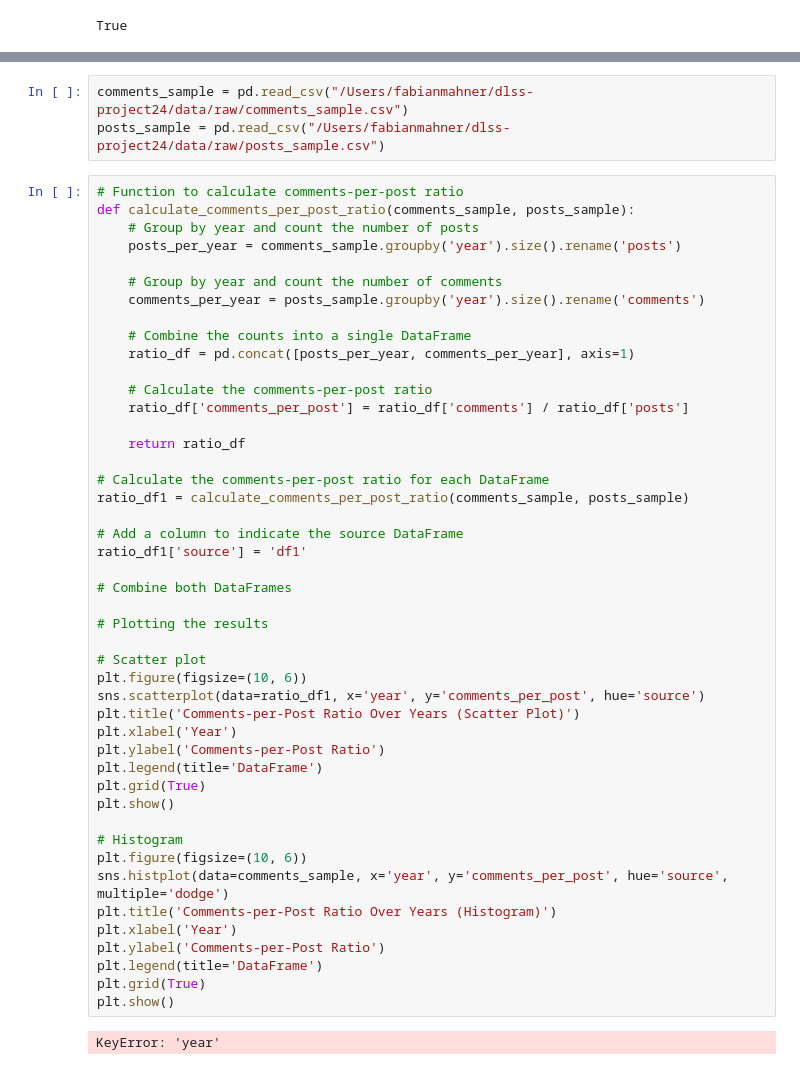
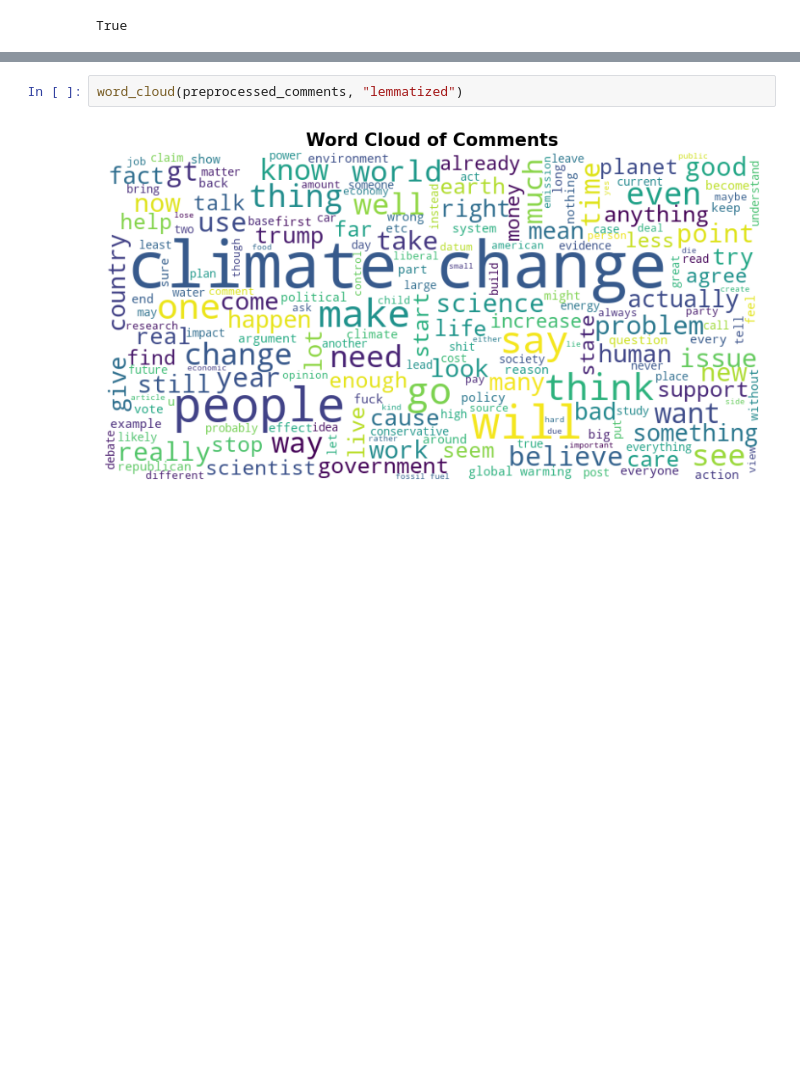
Before and after one commit to tobiaswtzl/dlss-project24, a Jupyter notebook: code/descriptives.ipynb, the cells around one changed output, grey strips where cells are left out. Cells and saved outputs as stored; diff of their text form; blank space fills up the shorter version.

```diff
--- a/code/descriptives.ipynb
+++ b/code/descriptives.ipynb
@@ -334,51 +326,4 @@ for year, (word, freq) in most_common_words.items():
-# %%
-comments_sample = pd.read_csv("/Users/fabianmahner/dlss-project24/data/raw/comments_sample.csv")
-posts_sample = pd.read_csv("/Users/fabianmahner/dlss-project24/data/raw/posts_sample.csv")
-# %%
-# Function to calculate comments-per-post ratio
-def calculate_comments_per_post_ratio(comments_sample, posts_sample):
-    # Group by year and count the number of posts
-    posts_per_year = comments_sample.groupby('year').size().rename('posts')
-
-    # Group by year and count the number of comments
-    comments_per_year = posts_sample.groupby('year').size().rename('comments')
-
-    # Combine the counts into a single DataFrame
-    ratio_df = pd.concat([posts_per_year, comments_per_year], axis=1)
-
-    # Calculate the comments-per-post ratio
-    ratio_df['comments_per_post'] = ratio_df['comments'] / ratio_df['posts']
-
-    return ratio_df
-
-# Calculate the comments-per-post ratio for each DataFrame
-ratio_df1 = calculate_comments_per_post_ratio(comments_sample, posts_sample)
-
-# Add a column to indicate the source DataFrame
-ratio_df1['source'] = 'df1'
-
-# Combine both DataFrames
-
-# Plotting the results
-
-# Scatter plot
-plt.figure(figsize=(10, 6))
-sns.scatterplot(data=ratio_df1, x='year', y='comments_per_post', hue='source')
-plt.title('Comments-per-Post Ratio Over Years (Scatter Plot)')
-plt.xlabel('Year')
-plt.ylabel('Comments-per-Post Ratio')
-plt.legend(title='DataFrame')
-plt.grid(True)
-plt.show()
-
-# Histogram
-plt.figure(figsize=(10, 6))
-sns.histplot(data=comments_sample, x='year', y='comments_per_post', hue='source', multiple='dodge')
-plt.title('Comments-per-Post Ratio Over Years (Histogram)')
-plt.xlabel('Year')
-plt.ylabel('Comments-per-Post Ratio')
-plt.legend(title='DataFrame')
-plt.grid(True)
-plt.show()
-# %% [output]
-KeyError: 'year'
+# %%
+word_cloud(preprocessed_comments, "lemmatized")
+# %% [output]
+[figure, added]
```
Also changed, not shown: parts of 15 cells of this notebook.
